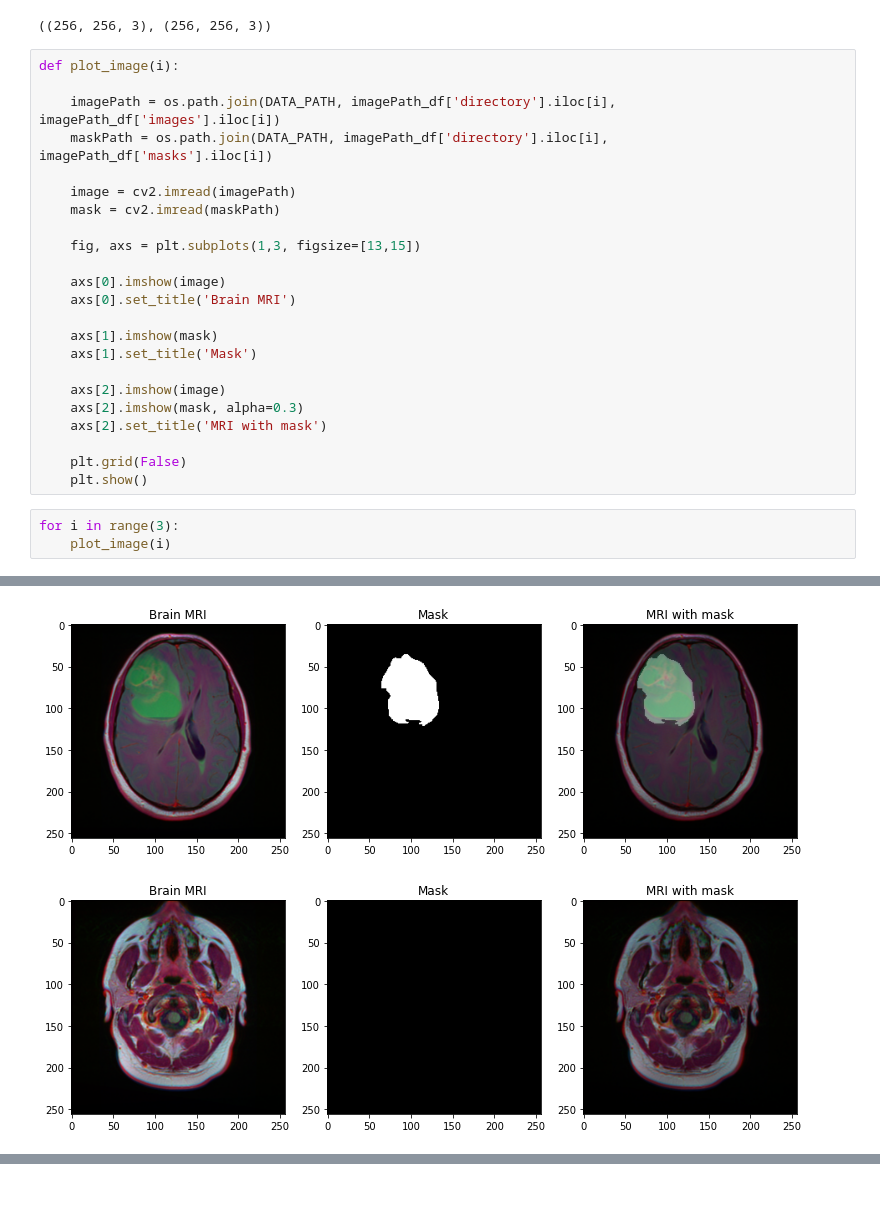
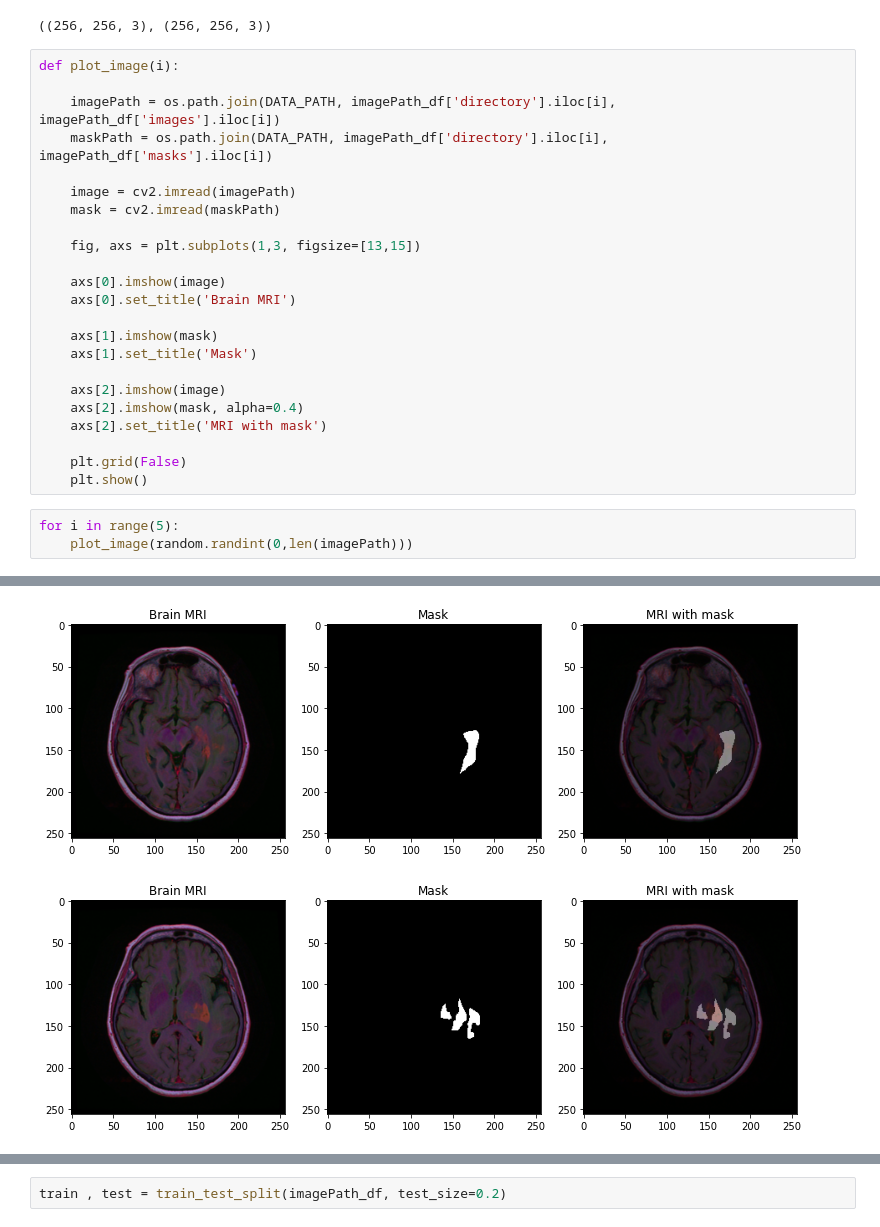
Before and after one commit to BaiqingL/CS523-Final, a Jupyter notebook: tumorSegmentation.ipynb, the cells around one changed output, grey strips where cells are left out. Cells and saved outputs as stored; diff of their text form; blank space fills up the shorter version.

```diff
--- a/tumorSegmentation.ipynb
+++ b/tumorSegmentation.ipynb
@@ -86,12 +88,12 @@ def plot_image(i):
     axs[1].set_title('Mask')
 
     axs[2].imshow(image)
-    axs[2].imshow(mask, alpha=0.3)
+    axs[2].imshow(mask, alpha=0.4)
     axs[2].set_title('MRI with mask')
 
     plt.grid(False)
     plt.show()
 # %%
-for i in range(3):
-    plot_image(i)
+for i in range(5):
+    plot_image(random.randint(0,len(imagePath)))
 # %% [output]
@@ -99,2 +101,2 @@ for i in range(3):
-[figure, old version]
+[figure, new version]
-[figure, old version]
+[figure, new version]
@@ -100,0 +105,2 @@ for i in range(3):
+# %%
+train , test = train_test_split(imagePath_df, test_size=0.2)
```
Also changed, not shown: parts of 4 cells of this notebook.
